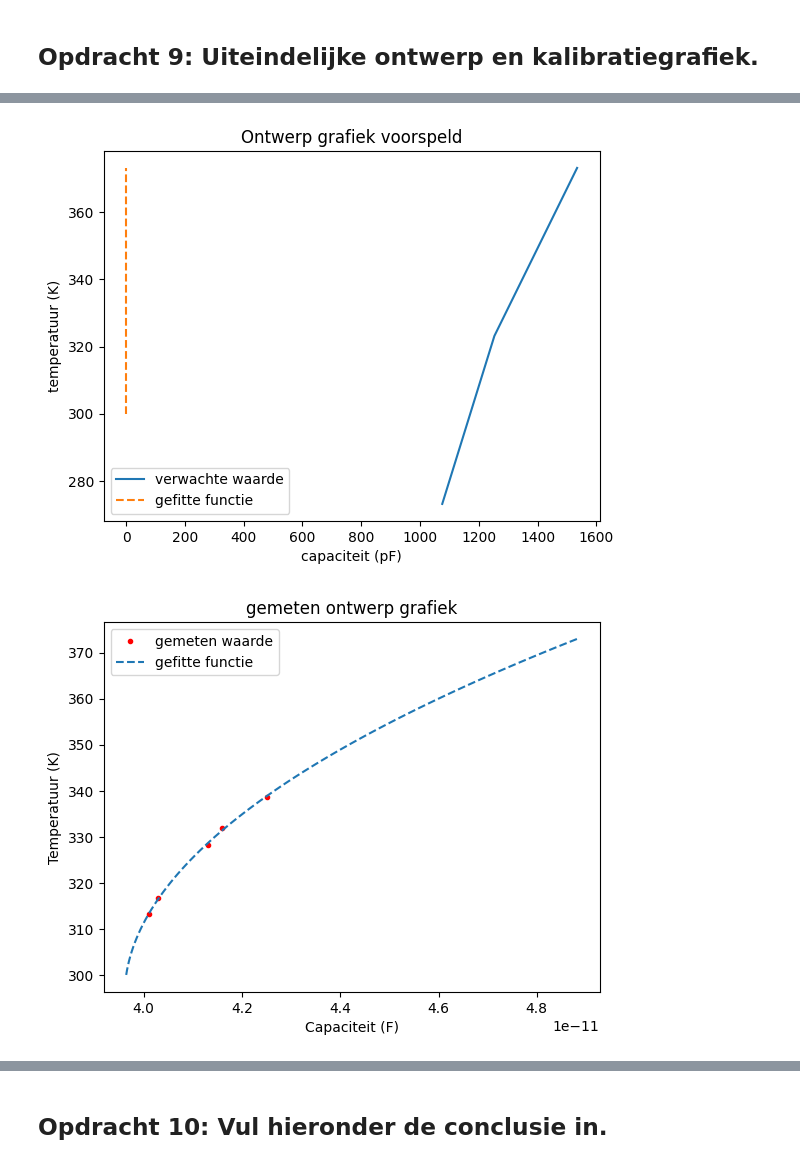
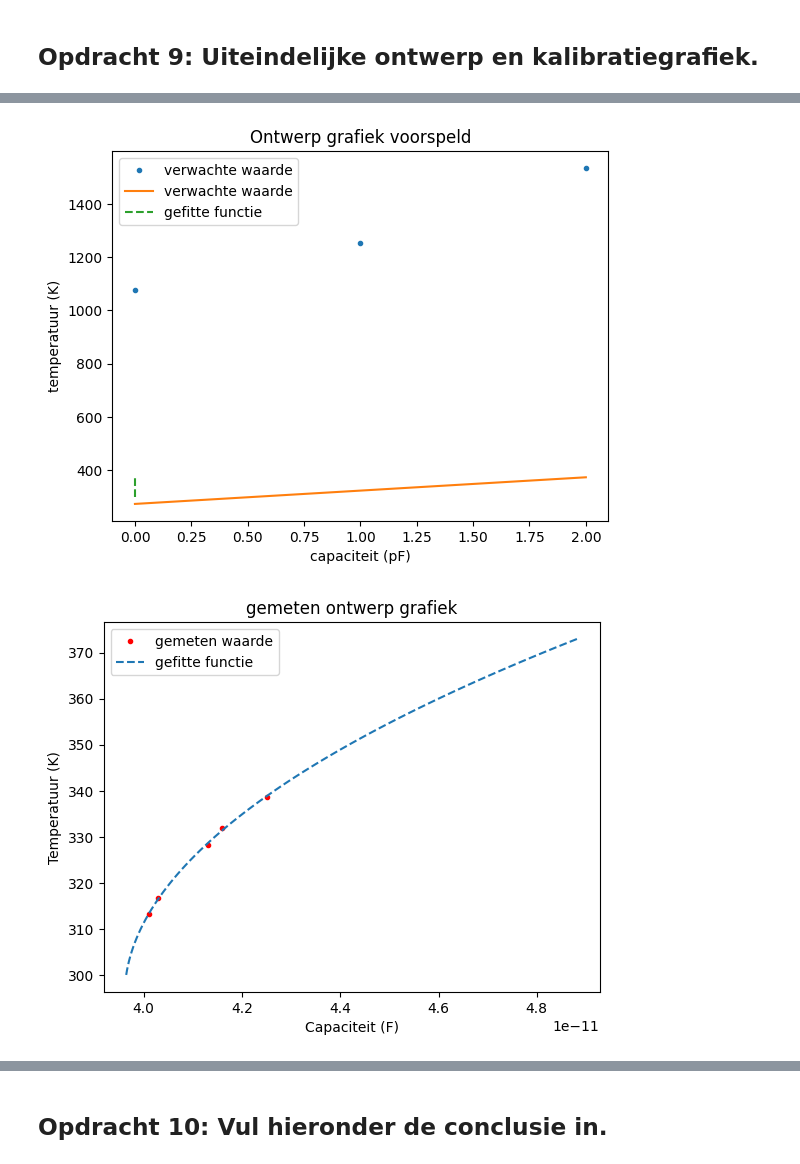
Before and after one commit to AAAGomperts/opdrachten-DEF-D, a Jupyter notebook: FysiekeOntwerpopdrachten/2OntwerpEenSensorCondensator/DEFOntwerpopdracht2OntwerpEenSensorInvulTemplate.ipynb, the cells around one changed output, grey strips where cells are left out. Saved outputs shown, nothing was run; the diff lists cells and outputs as text; code cells hidden in the pictures.

```diff
--- a/FysiekeOntwerpopdrachten/2OntwerpEenSensorCondensator/DEFOntwerpopdracht2OntwerpEenSensorInvulTemplate.ipynb
+++ b/FysiekeOntwerpopdrachten/2OntwerpEenSensorCondensator/DEFOntwerpopdracht2OntwerpEenSensorInvulTemplate.ipynb
@@ -187,30 +187,30 @@ Onze sensor kan nog verbetered worden door de volgende verbeteringen (minimaal 2
 # %%
 # Plot hier je oorspronkelijke en je uiteindelijke kalibratiegrafieken, fit daar een bijpassende lijn door
 # en zet ook de verwachte ontwerpgrafiek erbij
 plt.title("Ontwerp grafiek voorspeld")
-plt.plot(Capaciteit_sensor*10**12,T,label = "verwachte waarde")
+plt.plot(Capaciteit_sensor*10**12,"." ,T,label = "verwachte waarde")
 plt.plot(capaciteit_water_fit(T_fit,*value_a), T_fit,"--",label="gefitte functie")
 plt.xlabel("capaciteit (pF)")
 plt.ylabel("temperatuur (K)")
 plt.legend()
 plt.show()
 
 plt.title("gemeten ontwerp grafiek")
 plt.plot(gemeten_capaciteit, gemeten_temp, "r.", label="gemeten waarde")
 plt.plot(capaciteit_water_fit(T_fit,*value_a), T_fit,"--",label="gefitte functie")
 plt.legend()
 plt.xlabel("Capaciteit (F)")
 plt.ylabel("Temperatuur (K)")
 
 #grafiek die de verwachte waarde die de gemeten waarde laat zien tegenover de verwachte waarde
 plt.figure()
 plt.title("gemeten waarde vs verwachte waarde")
-plt.plot(Capaciteit_sensor*10**12,T,label = "verwachte waarde")
+plt.plot(Capaciteit_sensor*10**12,T,"." ,label = "verwachte waarde")
 plt.plot(gemeten_capaciteit, gemeten_temp, "r.", label="gemeten waarde")
 plt.legend()
 plt.xlabel("capaciteit (pF)")
 plt.ylabel("temperatuur (K)")
 plt.show()
 # %% [output]
-[figure, old version]
+[figure, new version]
 [figure]
```
Also changed, not shown: parts of 4 cells of this notebook.
